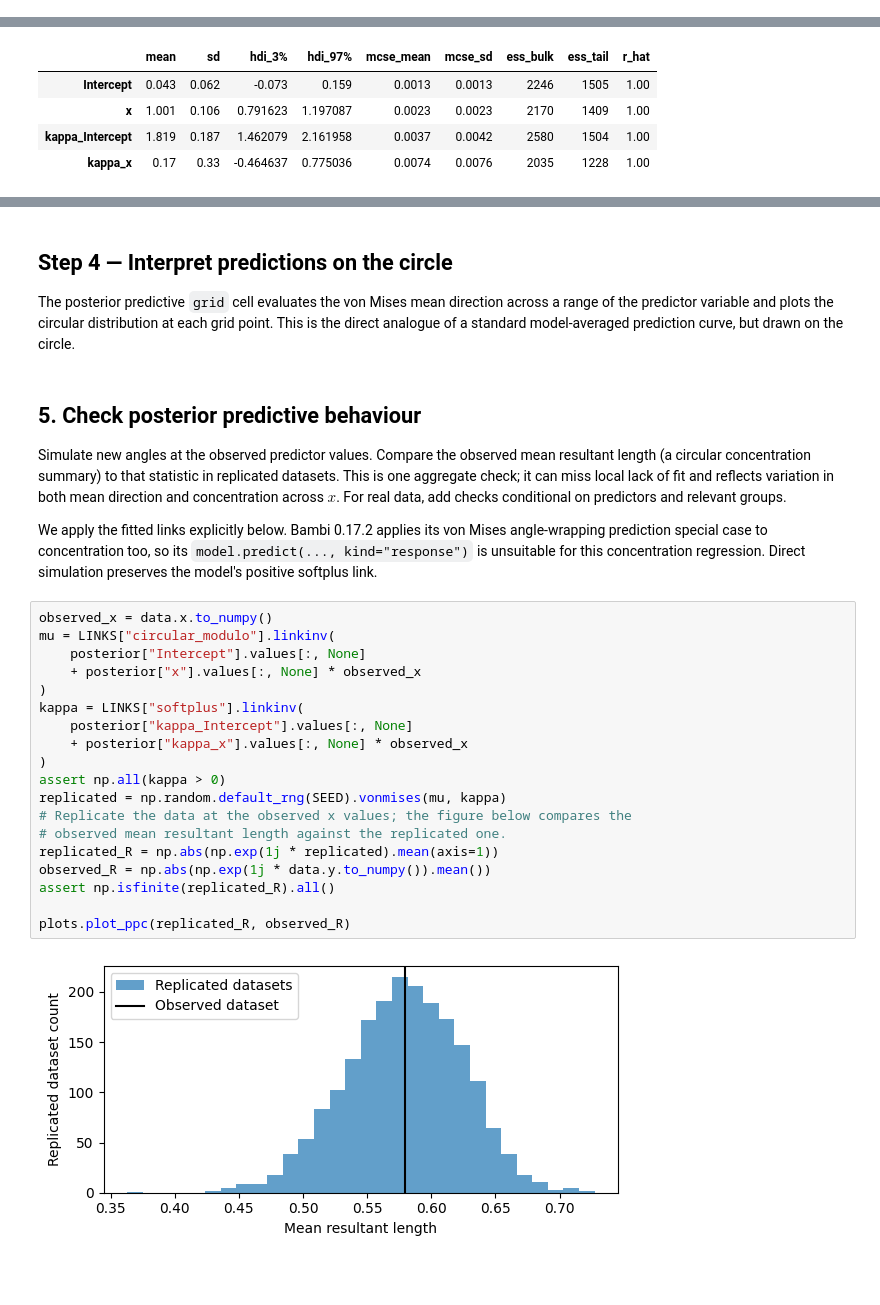
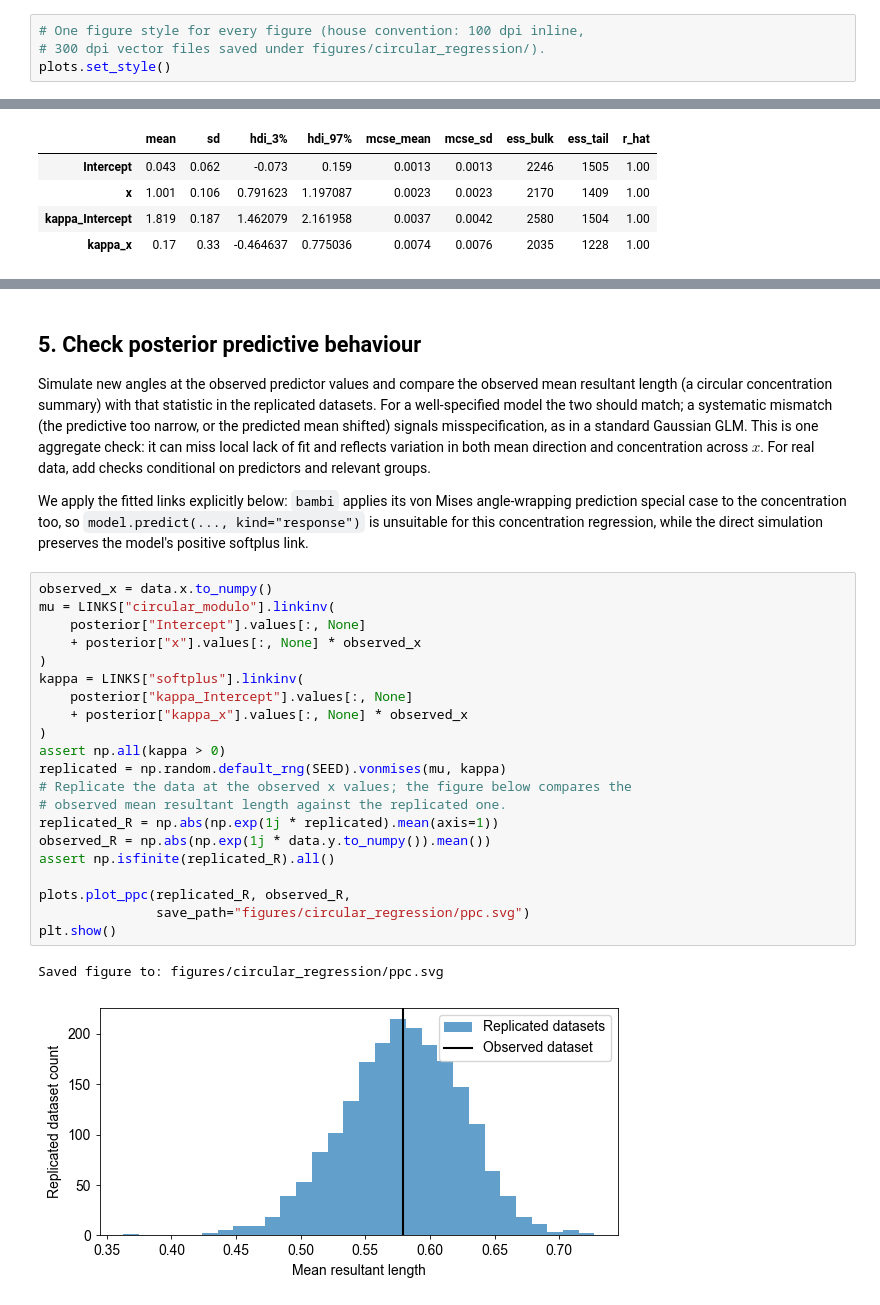
Before and after one commit to jgraving/unwrap, a Jupyter notebook: notebooks/circular_regression.ipynb, the cells around one changed output, grey strips where cells are left out. Cells and saved outputs as stored; diff of their text form; blank space fills up the shorter version.

```diff
--- a/notebooks/circular_regression.ipynb
+++ b/notebooks/circular_regression.ipynb
@@ -70,3 +67,7 @@ SEED = 42
  'pymc': '6.3.2',
  'arviz': '1.3.0',
  'numpy': '2.4.6'}
+# %%
+# One figure style for every figure (house convention: 100 dpi inline,
+# 300 dpi vector files saved under figures/circular_regression/).
+plots.set_style()
@@ -207,38 +194,30 @@ plots.plot_predictions(data, grid, mean_direction, concentration_draws)
-# %% [markdown]
-## Step 4 — Interpret predictions on the circle
-
-The posterior predictive `grid` cell evaluates the von Mises mean direction across a range of the predictor variable and plots the circular distribution at each grid point. This is the direct analogue of a standard model-averaged prediction curve, but drawn on the circle.
 # %% [markdown]
 ## 5. Check posterior predictive behaviour
 
-Simulate new angles at the observed predictor values. Compare the observed
-mean resultant length (a circular concentration summary) to that statistic in
-replicated datasets. This is one aggregate check; it can miss local lack of fit
-and reflects variation in both mean direction and concentration across $x$.
-For real data, add checks conditional on predictors and relevant groups.
+Simulate new angles at the observed predictor values and compare the observed mean resultant length (a circular concentration summary) with that statistic in the replicated datasets. For a well-specified model the two should match; a systematic mismatch (the predictive too narrow, or the predicted mean shifted) signals misspecification, as in a standard Gaussian GLM. This is one aggregate check: it can miss local lack of fit and reflects variation in both mean direction and concentration across $x$. For real data, add checks conditional on predictors and relevant groups.
 
-We apply the fitted links explicitly below. Bambi 0.17.2 applies its von Mises
-angle-wrapping prediction special case to concentration too, so its
-`model.predict(..., kind="response")` is unsuitable for this concentration
-regression. Direct simulation preserves the model's positive softplus link.
+We apply the fitted links explicitly below: `bambi` applies its von Mises angle-wrapping prediction special case to the concentration too, so `model.predict(..., kind="response")` is unsuitable for this concentration regression, while the direct simulation preserves the model's positive softplus link.
 # %%
 observed_x = data.x.to_numpy()
 mu = LINKS["circular_modulo"].linkinv(
     posterior["Intercept"].values[:, None]
     + posterior["x"].values[:, None] * observed_x
 )
 kappa = LINKS["softplus"].linkinv(
     posterior["kappa_Intercept"].values[:, None]
     + posterior["kappa_x"].values[:, None] * observed_x
 )
 assert np.all(kappa > 0)
 replicated = np.random.default_rng(SEED).vonmises(mu, kappa)
 # Replicate the data at the observed x values; the figure below compares the
 # observed mean resultant length against the replicated one.
 replicated_R = np.abs(np.exp(1j * replicated).mean(axis=1))
 observed_R = np.abs(np.exp(1j * data.y.to_numpy()).mean())
 assert np.isfinite(replicated_R).all()
 
-plots.plot_ppc(replicated_R, observed_R)
+plots.plot_ppc(replicated_R, observed_R,
+               save_path="figures/circular_regression/ppc.svg")
+plt.show()
 # %% [output]
+Saved figure to: figures/circular_regression/ppc.svg
-[figure, old version]
+[figure, new version]
```
Also changed, not shown: parts of 17 cells of this notebook.
